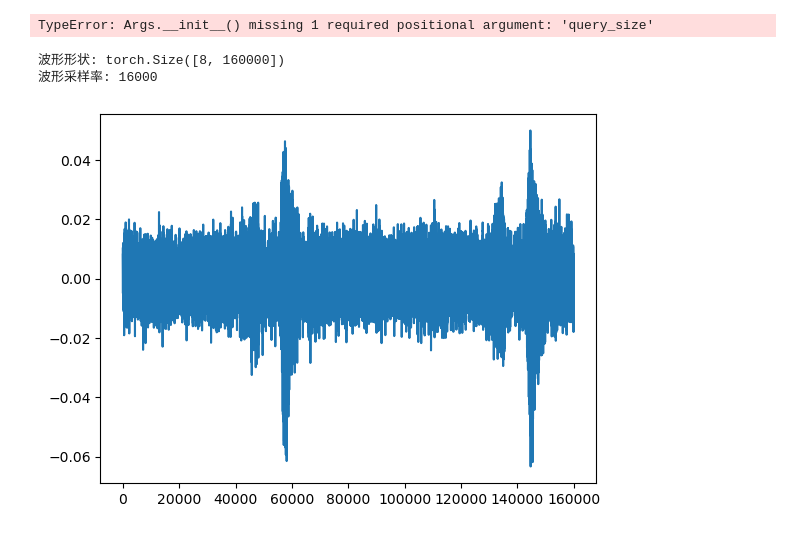
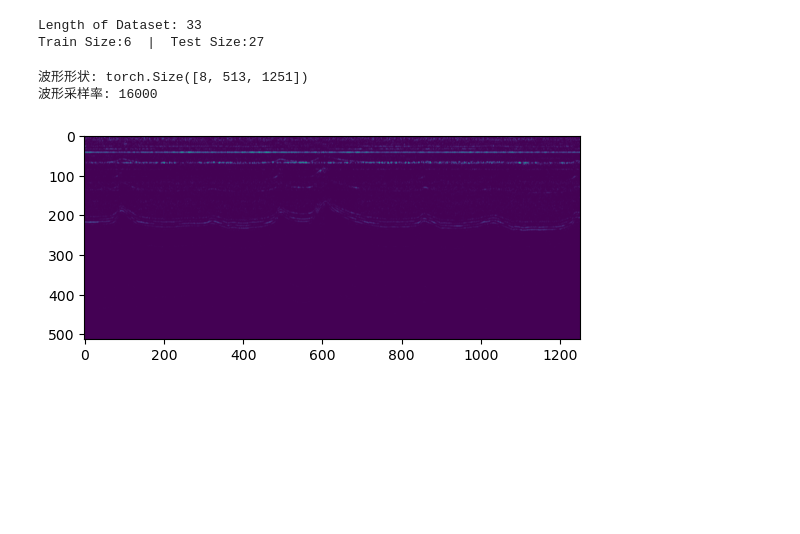
Before and after one commit to L1ndenbaum/GraphConvNetwork, a Jupyter notebook: GraphConv.ipynb, the cells around one changed output. Drawn from its saved outputs; the diff is of its cells as text; code cells hidden in the pictures; blank space fills up the shorter version.

Commit message:
Add 2D CNN and Transform Methods

```diff
--- a/GraphConv.ipynb
+++ b/GraphConv.ipynb
@@ -27,7 +27,7 @@ else:
     pin_memory = False
     torch.manual_seed(args.seed)
 
-mimii_dataset = datasets.MIMII(root_dir='./data/mimii/0dB_SNR', N=3, K=3, query_size=3)
+mimii_dataset = datasets.MIMII(root_dir='./data/mimii/0dB_SNR', N=3, K=3, query_size=3, transform='spectrogram')
 print(f"Length of Dataset: {len(mimii_dataset)}")
 train_size = int(0.2 * len(mimii_dataset))
 test_size = len(mimii_dataset) - train_size
@@ -36,22 +36,26 @@ train_loader = DataLoader(train_set, batch_size=1, shuffle=True)
 test_loader = DataLoader(test_set, batch_size=1, shuffle=False)
 print(f"Train Size:{train_size}  |  Test Size:{test_size}")
 # %% [output]
-TypeError: Args.__init__() missing 1 required positional argument: 'query_size'
+Length of Dataset: 33
+Train Size:6  |  Test Size:27
 # %%
 waveform_shape = 0
 for support_set, _ in train_loader:
     for waveform, label in support_set:
         waveform = waveform.squeeze(0)
         print("波形形状: {}".format(waveform.size()))
         print("波形采样率: {}".format(sample_rate))
-        plt.plot(waveform[0].T.numpy())
+        if len(waveform.shape) == 3: # 转换过的2D波形
+            plt.imshow(waveform[0])
+        else: # 1D 纯波形
+            plt.plot(waveform[0].T.numpy())
         waveform_shape = waveform.shape
         break
     break
 # %% [output]
-波形形状: torch.Size([8, 160000])
+波形形状: torch.Size([8, 513, 1251])
 波形采样率: 16000
-[figure, old version]
+[figure, new version]
 # %%
 def cnn_train(cnn, train_loader, num_epochs, lr, device):
 
```
Also changed, not shown: parts of 5 cells of this notebook, 4 other files.
